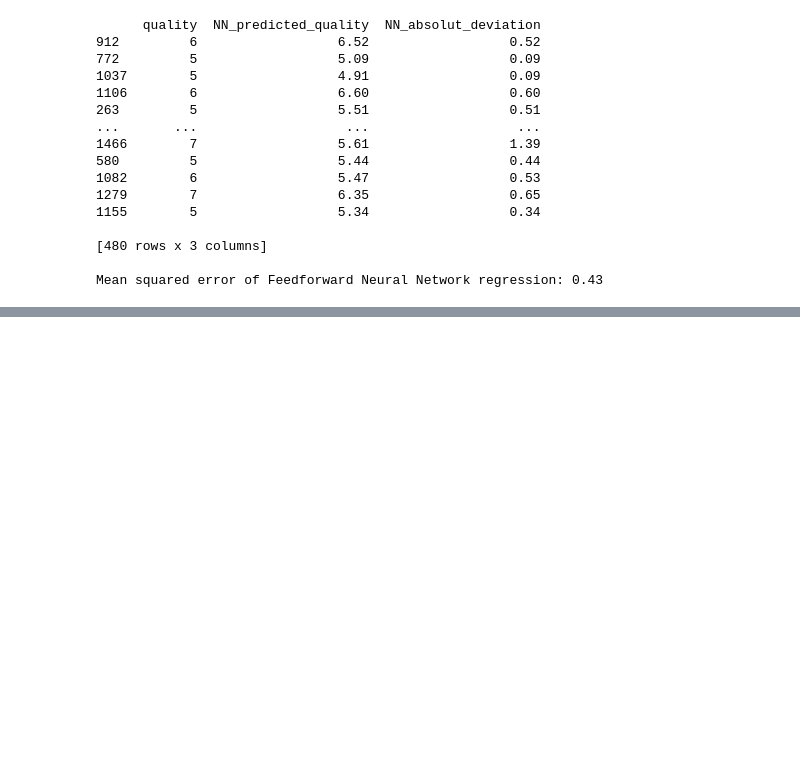
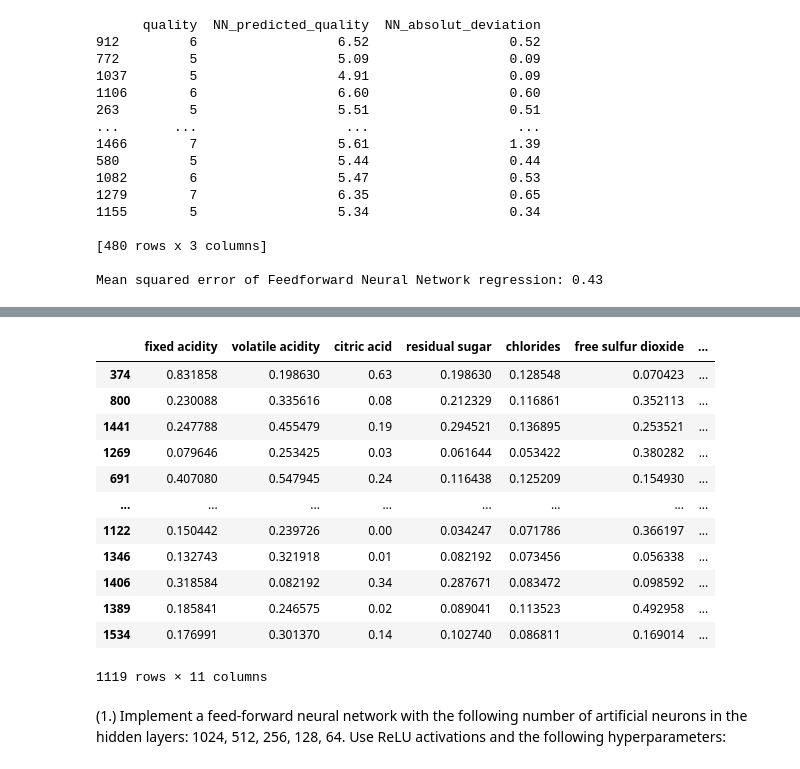
Before and after one commit to samarinm/APML, a Jupyter notebook: Notebooks/5-Neural_Networks.ipynb, the cells around one changed output, grey strips where cells are left out. Drawn from its saved outputs; the diff is of its cells as text; code cells hidden in the pictures; blank space fills up the shorter version.

```diff
--- a/Notebooks/5-Neural_Networks.ipynb
+++ b/Notebooks/5-Neural_Networks.ipynb
@@ -644,0 +663,23 @@ Mean squared error of Feedforward Neural Network regression: 0.43
+# %%
+import numpy as np
+import pandas as pd
+import matplotlib.pyplot as plt
+
+from sklearn.model_selection import train_test_split
+
+from tensorflow import keras
+
+np.random.seed(123)
+keras.utils.set_random_seed(123)
+
+wine_data = pd.read_csv('data/winequality-red.csv', sep=';')
+
+ex_target = wine_data['quality']
+ex_features = wine_data.drop(['quality'], axis=1)
+
+ex_features = (ex_features - ex_features.min()) / (ex_features.max() - ex_features.min())
+
+feat_train, feat_test, target_train, target_test = train_test_split(
+    ex_features, ex_target, test_size = 0.3, random_state=123)
+
+target_test = target_test.to_frame()
@@ -644,0 +689,20 @@ Mean squared error of Feedforward Neural Network regression: 0.43
+# %%
+feat_train
+# %% [output]
+|  | fixed acidity | volatile acidity | citric acid | residual sugar | chlorides | free sulfur dioxide | ... |
+| 374 | 0.831858 | 0.198630 | 0.63 | 0.198630 | 0.128548 | 0.070423 | ... |
+| 800 | 0.230088 | 0.335616 | 0.08 | 0.212329 | 0.116861 | 0.352113 | ... |
+| 1441 | 0.247788 | 0.455479 | 0.19 | 0.294521 | 0.136895 | 0.253521 | ... |
+| 1269 | 0.079646 | 0.253425 | 0.03 | 0.061644 | 0.053422 | 0.380282 | ... |
+| 691 | 0.407080 | 0.547945 | 0.24 | 0.116438 | 0.125209 | 0.154930 | ... |
+| ... | ... | ... | ... | ... | ... | ... | ... |
+| 1122 | 0.150442 | 0.239726 | 0.00 | 0.034247 | 0.071786 | 0.366197 | ... |
+| 1346 | 0.132743 | 0.321918 | 0.01 | 0.082192 | 0.073456 | 0.056338 | ... |
+| 1406 | 0.318584 | 0.082192 | 0.34 | 0.287671 | 0.083472 | 0.098592 | ... |
+| 1389 | 0.185841 | 0.246575 | 0.02 | 0.089041 | 0.113523 | 0.492958 | ... |
+| 1534 | 0.176991 | 0.301370 | 0.14 | 0.102740 | 0.086811 | 0.169014 | ... |
+1119 rows × 11 columns
+# %% [markdown]
+(1.) Implement a feed-forward neural network with the following number
+of artificial neurons in the hidden layers: 1024, 512, 256, 128, 64. Use
+ReLU activations and the following hyperparameters:
```
Also changed, not shown: parts of 11 cells of this notebook, 7 other files.
